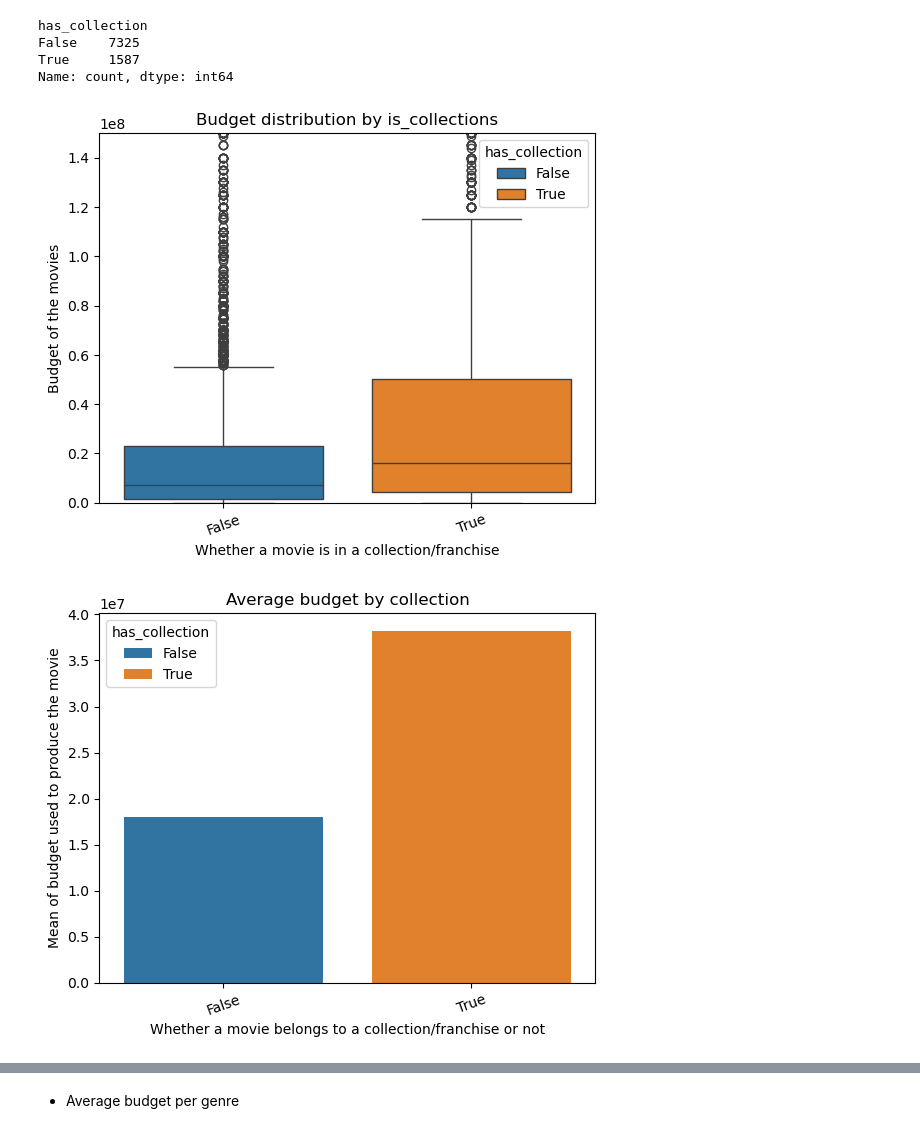
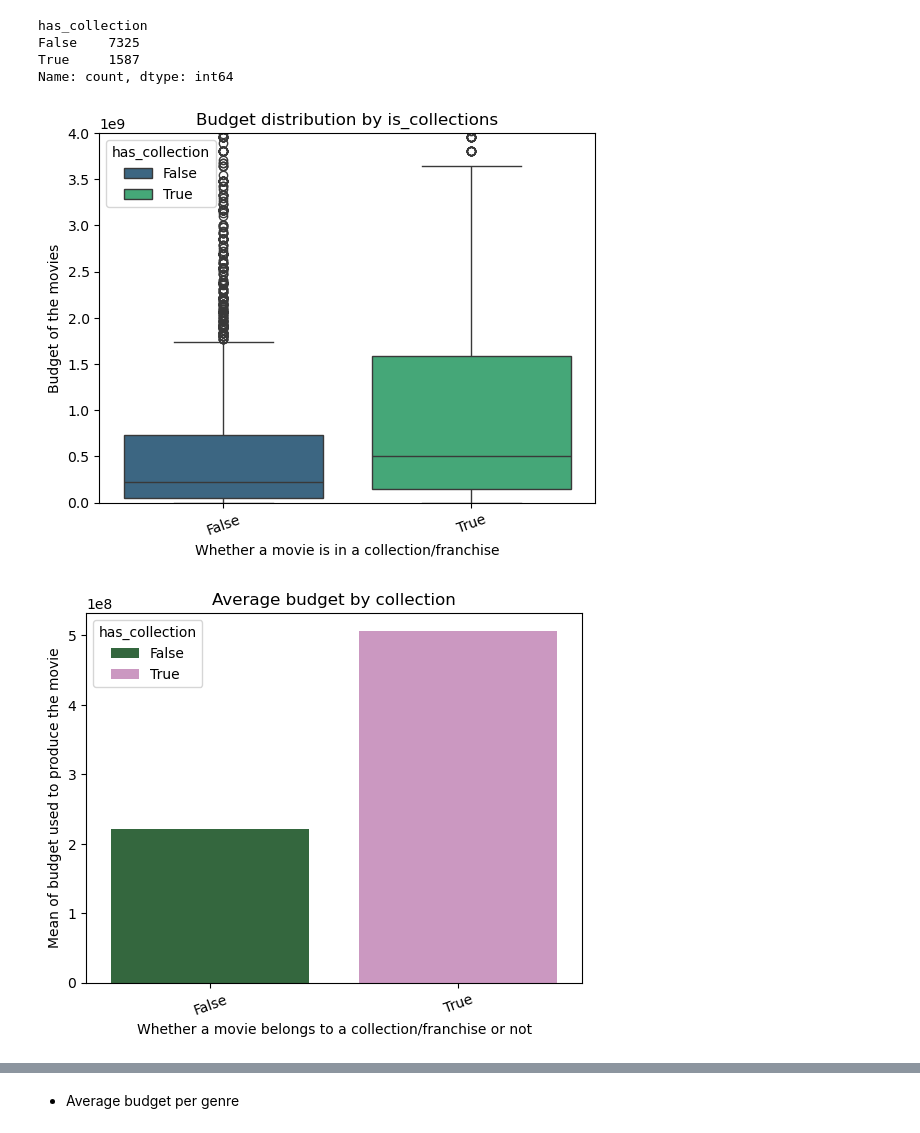
Before and after one commit to Duyduide/Movie-recommendation, a Jupyter notebook: notebooks/02_regression.ipynb, the cells around one changed output, grey strips where cells are left out. Drawn from its saved outputs; the diff is of its cells as text; code cells hidden in the pictures.

Commit message:
feat: :sparkles: adjust the budget and revenue, add ROI value

```diff
--- a/notebooks/02_regression.ipynb
+++ b/notebooks/02_regression.ipynb
@@ -699,0 +821,4 @@ money_df = movies_df[(movies_df["budget"] != 0.0) & (movies_df["budget"].notna()
+# %%
+money_df = pd.read_pickle("./cache/money_df.pkl")
+budget_df = pd.read_pickle("./cache/budget_df.pkl")
+revenue_df = pd.read_pickle("./cache/revenue_df.pkl")
@@ -762,29 +926,29 @@ False    7325
 True     1587
 Name: count, dtype: int64
 # %%
-sns.boxplot(data=budget_df, x="has_collection", y="budget", hue="has_collection")
+sns.boxplot(data=budget_df, x="has_collection", y="budget_adj", hue="has_collection", palette="viridis")
 
-plt.ylim((0.0e8, 1.5e8))
+plt.ylim((0.0e8, 0.4e10))
 plt.xticks(rotation=20)
 plt.xlabel("Whether a movie is in a collection/franchise")
 plt.ylabel("Budget of the movies")
 plt.title("Budget distribution by is_collections")
 plt.show()
 # %% [output]
-[figure, old version]
+[figure, new version]
 # %%
-collection_budget = budget_df.groupby("has_collection")["budget"].mean()
+collection_budget = budget_df.groupby("has_collection")["budget_adj"].median()
 collection_budget = collection_budget.reset_index()
 
-sns.barplot(data=collection_budget, x="has_collection", y="budget", hue="has_collection")
+sns.barplot(data=collection_budget, x="has_collection", y="budget_adj", hue="has_collection", palette="cubehelix")
 
 plt.xticks(rotation=20)
 plt.xlabel("Whether a movie belongs to a collection/franchise or not")
 plt.ylabel("Mean of budget used to produce the movie")
 plt.title("Average budget by collection")
 plt.show()
 # %% [output]
-[figure, old version]
+[figure, new version]
 # %%
 budget_genres_exploded = budget_df.explode(column="genre_names")
 budget_genres_exploded = budget_genres_exploded.reset_index(drop=True)
```
Also changed, not shown: parts of 59 cells of this notebook, 3 other files.
